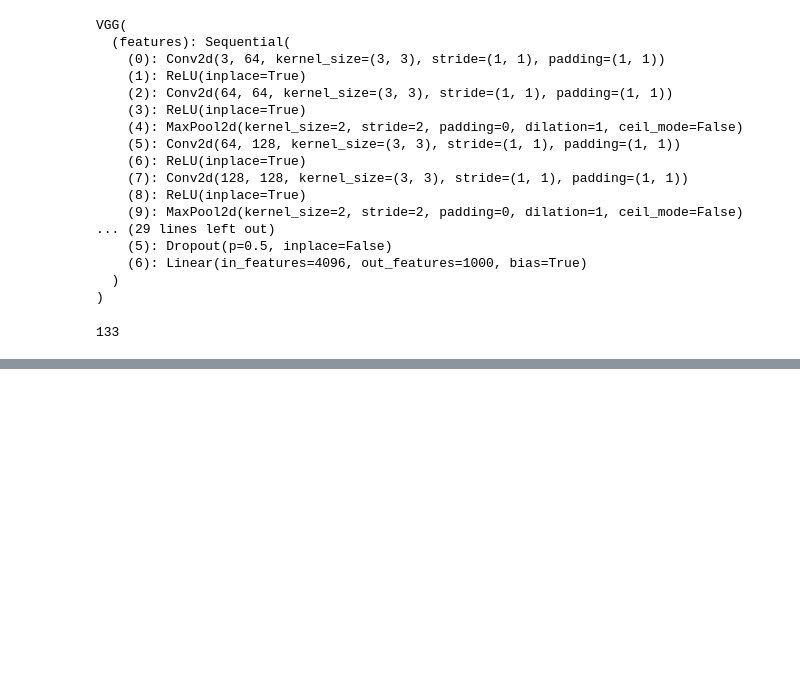
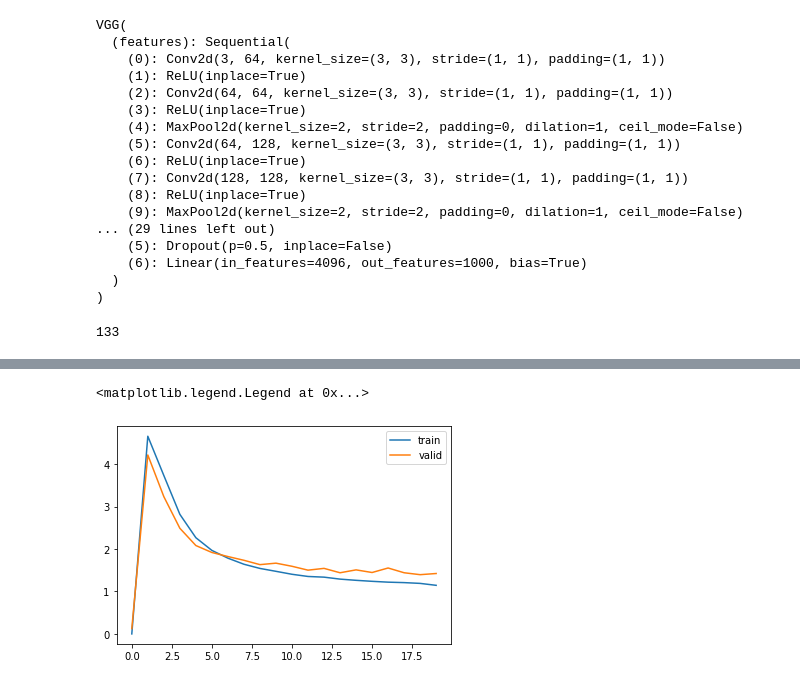
Before and after one commit to severine-baudry/P2_dog_classification, a Jupyter notebook: Transfer_Learning_Solution_copy.ipynb, the cells around one changed output, grey strips where cells are left out. Saved outputs shown, nothing was run; the diff lists cells and outputs as text; code cells hidden in the pictures; blank space fills up the shorter version.

Commit message:
add plot of loss and accuracy

```diff
--- a/Transfer_Learning_Solution_copy.ipynb
+++ b/Transfer_Learning_Solution_copy.ipynb
@@ -537,9 +548,13 @@ optimizer = optim.SGD(vgg16.classifier.parameters(), lr=0.001)
 # number of epochs to train the model
 n_epochs = 20
 display_interval = 20
+l_train_loss = np.empty(n_epochs)
+l_valid_loss = np.empty(n_epochs)
+l_train_accuracy = np.empty(n_epochs)
+l_valid_accuracy = np.empty(n_epochs)
 print("Begin Training")
 
-for epoch in range(1, n_epochs+1):
+for epoch in range( n_epochs):
     # keep track of training and validation loss
     train_loss = 0.0
     correct = 0
@@ -569,7 +584,9 @@ for epoch in range(1, n_epochs+1):
         correct += np.sum(np.squeeze(estimated.eq(target.data.view_as(estimated))).cpu().numpy())
         nsample += data.shape[0]
     print('Epoch %d, loss: %.4f accuracy %.3f' %
-          (epoch, train_loss / nsample, correct/float(nsample)))
+          (epoch+1, train_loss / nsample, correct/float(nsample)))
+    l_train_loss[epoch] = train_loss / nsample
+    l_train_accuracy[epoch] = correct/float(nsample)
     train_loss = 0.0
     correct = 0
     nsample = 0
@@ -583,11 +600,14 @@ for epoch in range(1, n_epochs+1):
                 data, target = data.cuda(), target.cuda()
             output = vgg16(data)
             loss = criterion(output, target)
-            valid_loss += loss.item()
+            valid_loss += loss.item()*data.shape[0]
             estimated = output.data.max(1, keepdim=True)[1]
             valid_correct += np.sum(np.squeeze(estimated.eq(target.data.view_as(estimated))).cpu().numpy())
             valid_nsample += data.shape[0]
+
         print("VALID : Epoch %d,loss: %.4f accuracy %.3f" %
-              (epoch, valid_loss / (batch_i+1), valid_correct / float(valid_nsample) ) )
+              (epoch+1, valid_loss / valid_nsample, valid_correct / float(valid_nsample) ) )
+        l_valid_loss[epoch] = valid_loss / valid_nsample
+        l_valid_accuracy[epoch] = valid_correct / float(valid_nsample)
 # %% [output]
 Begin Training
@@ -609,0 +631,7 @@ VALID : Epoch 20,loss: 1.4031 accuracy 0.624
+# %%
+plt.plot(l_train_loss, label = 'train')
+plt.plot(l_valid_loss, label = 'valid')
+plt.legend()
+# %% [output]
+<matplotlib.legend.Legend at 0x...>
+[figure, added]
```
Also changed, not shown: parts of 5 cells of this notebook.
